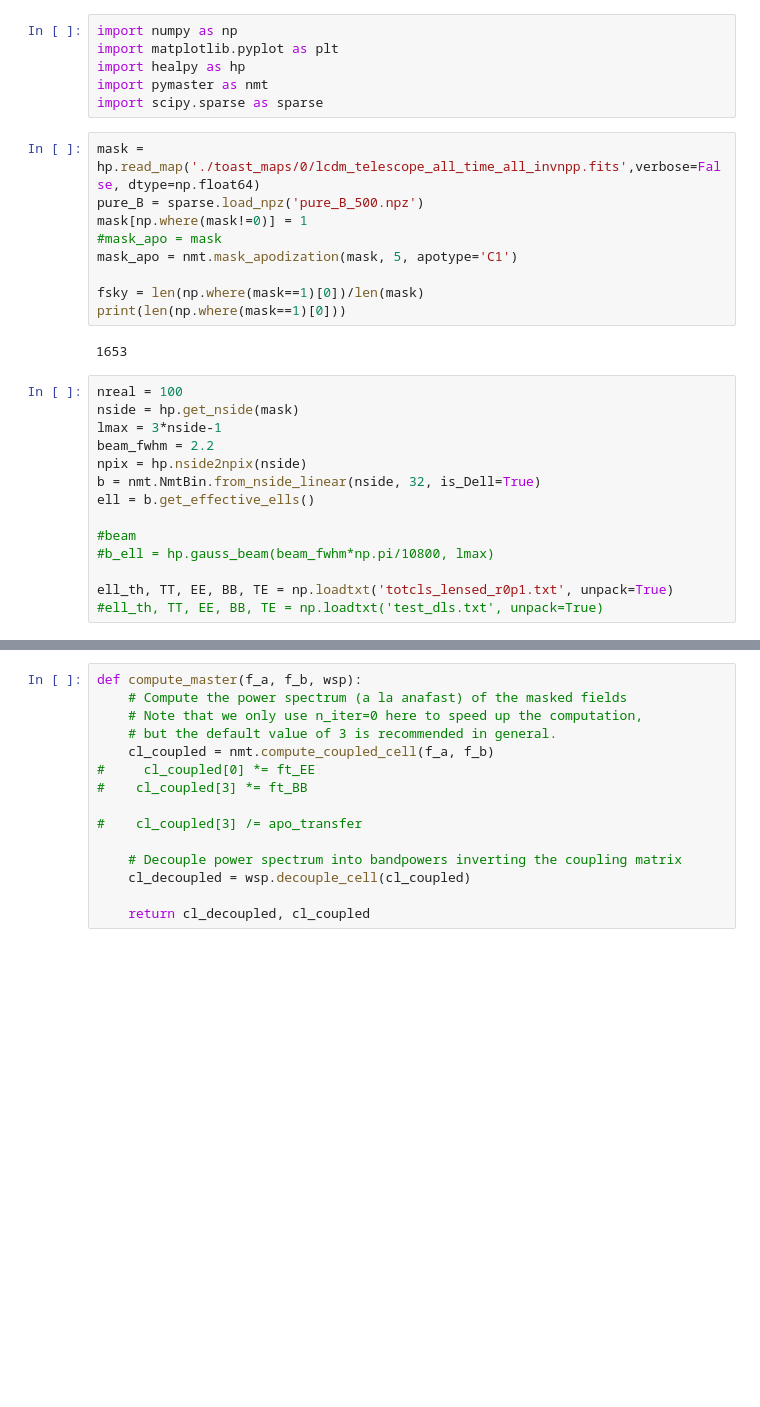
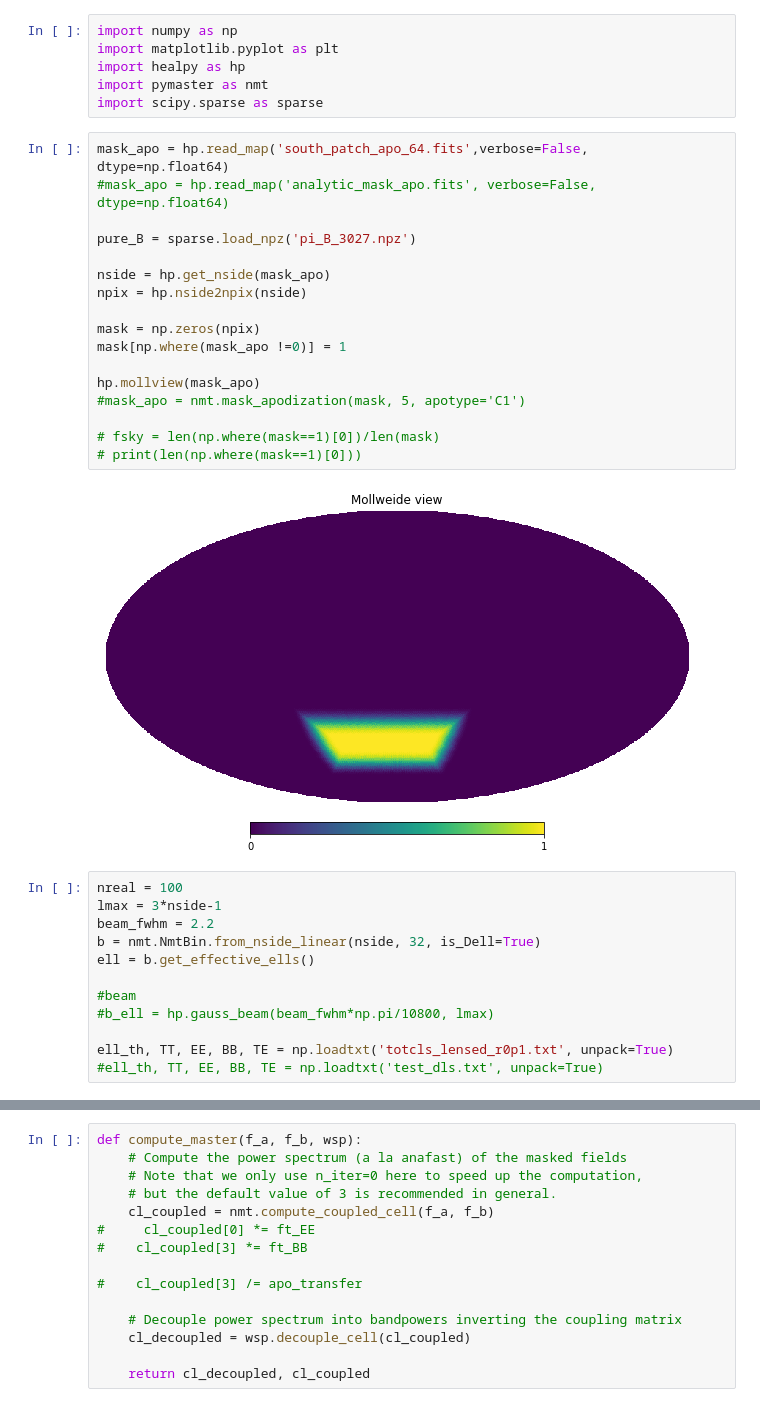
Before and after one commit to catyz/matrix, a Jupyter notebook: power_spectrum.ipynb, the cells around one changed output, grey strips where cells are left out. Drawn from its saved outputs; the diff is of its cells as text; blank space fills up the shorter version.

```diff
--- a/power_spectrum.ipynb
+++ b/power_spectrum.ipynb
@@ -5,22 +5,28 @@ import healpy as hp
 import pymaster as nmt
 import scipy.sparse as sparse
 # %%
-mask = hp.read_map('./toast_maps/0/lcdm_telescope_all_time_all_invnpp.fits',verbose=False, dtype=np.float64)
-pure_B = sparse.load_npz('pure_B_500.npz')
-mask[np.where(mask!=0)] = 1
-#mask_apo = mask
-mask_apo = nmt.mask_apodization(mask, 5, apotype='C1')
+mask_apo = hp.read_map('south_patch_apo_64.fits',verbose=False, dtype=np.float64)
+#mask_apo = hp.read_map('analytic_mask_apo.fits', verbose=False, dtype=np.float64)
 
-fsky = len(np.where(mask==1)[0])/len(mask)
-print(len(np.where(mask==1)[0]))
+pure_B = sparse.load_npz('pi_B_3027.npz')
+
+nside = hp.get_nside(mask_apo)
+npix = hp.nside2npix(nside)
+
+mask = np.zeros(npix)
+mask[np.where(mask_apo !=0)] = 1
+
+hp.mollview(mask_apo)
+#mask_apo = nmt.mask_apodization(mask, 5, apotype='C1')
+
+# fsky = len(np.where(mask==1)[0])/len(mask)
+# print(len(np.where(mask==1)[0]))
 # %% [output]
-1653
+[figure, added]
 # %%
 nreal = 100
-nside = hp.get_nside(mask)
 lmax = 3*nside-1
 beam_fwhm = 2.2
-npix = hp.nside2npix(nside)
 b = nmt.NmtBin.from_nside_linear(nside, 32, is_Dell=True)
 ell = b.get_effective_ells()
 
```
Also changed, not shown: parts of 7 cells of this notebook, 9 other files.
